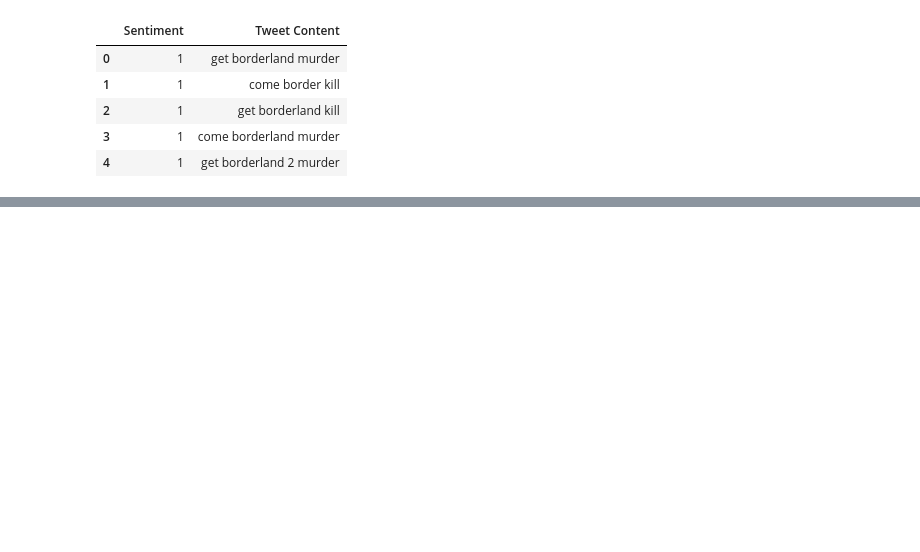
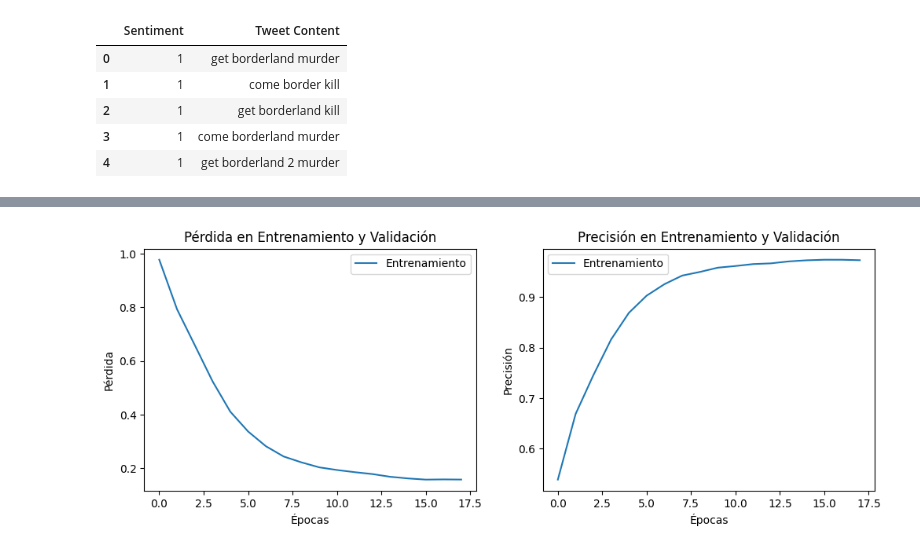
Before and after one commit to Javier1257/TC3007C_DL_Model, a Jupyter notebook: M2_Deep_Learning_Model.ipynb, the cells around one changed output, grey strips where cells are left out. Drawn from its saved outputs; the diff is of its cells as text; code cells hidden in the pictures; blank space fills up the shorter version.

```diff
--- a/M2_Deep_Learning_Model.ipynb
+++ b/M2_Deep_Learning_Model.ipynb
@@ -290,0 +278,4 @@ Epoch 8/10
+# %%
+early_stopping = EarlyStopping(monitor = 'accuracy', patience = 2, restore_best_weights = True)
+
+history = model.fit(x_train, y_train, epochs = 20, batch_size = BATCH, callbacks = [early_stopping])
@@ -290,0 +300,26 @@ Epoch 8/10
+# %%
+train_loss = history.history['loss']
+# val_loss = history.history['val_loss']
+train_acc = history.history['accuracy']
+# val_acc = history.history['val_accuracy']
+
+plt.figure(figsize=(12, 4))
+plt.subplot(1, 2, 1)
+plt.plot(train_loss, label='Entrenamiento')
+# plt.plot(val_loss, label='Validación')
+plt.title('Pérdida en Entrenamiento y Validación')
+plt.xlabel('Épocas')
+plt.ylabel('Pérdida')
+plt.legend()
+
+plt.subplot(1, 2, 2)
+plt.plot(train_acc, label='Entrenamiento')
+# plt.plot(val_acc, label='Validación')
+plt.title('Precisión en Entrenamiento y Validación')
+plt.xlabel('Épocas')
+plt.ylabel('Precisión')
+plt.legend()
+
+plt.show()
+# %% [output]
+[figure, added]
```
Also changed, not shown: parts of 45 cells of this notebook, 1 other file.
